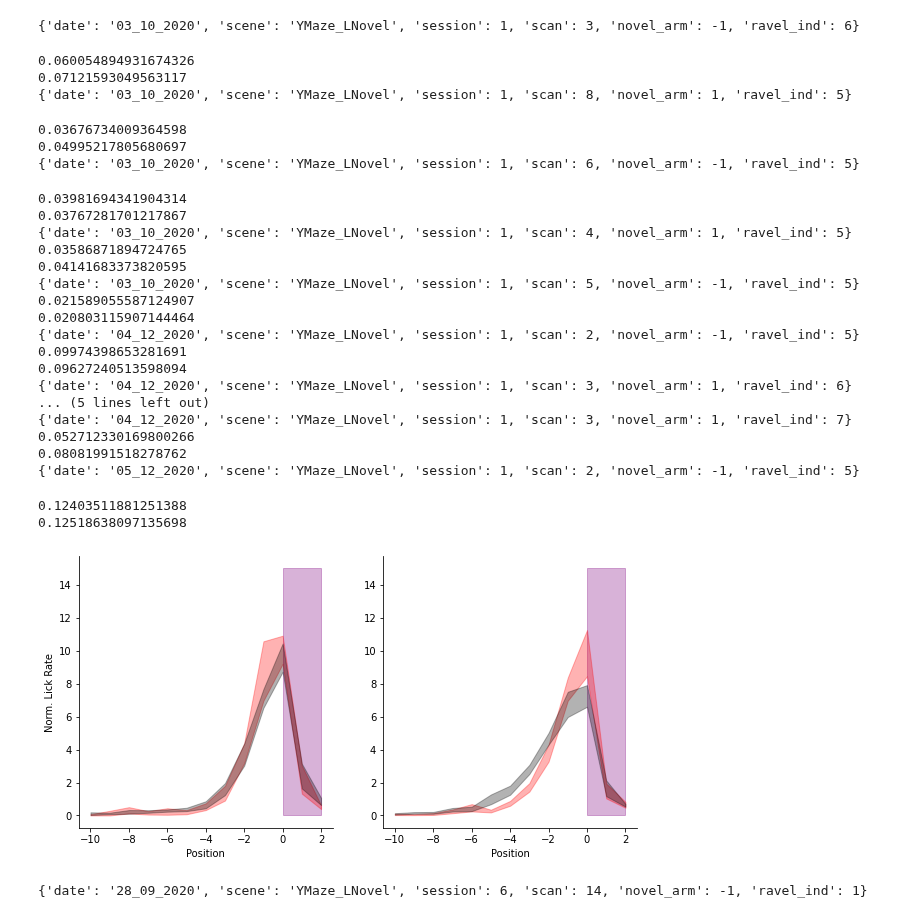
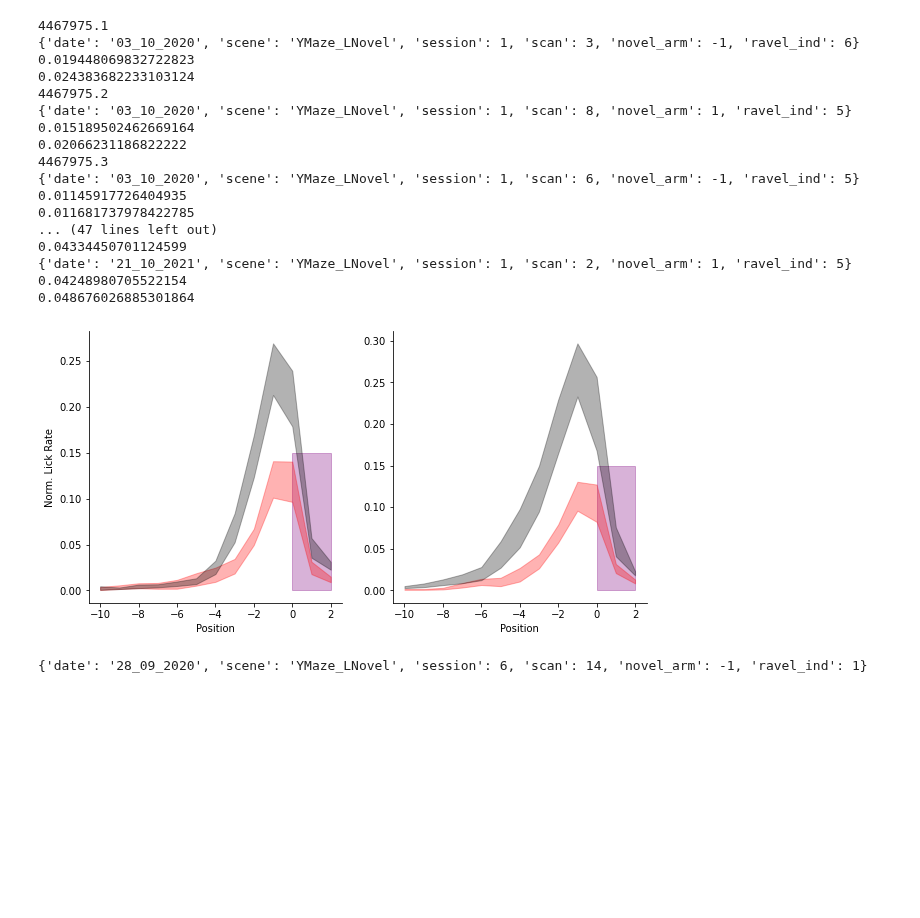
Before and after one commit to GiocomoLab/STX3KO_analyses, a Jupyter notebook: ActiveNotebooks/LickingAnalysis.ipynb, the cells around one changed output. Cells and saved outputs as stored; diff of their text form; code cells hidden in the pictures; blank space fills up the shorter version.

```diff
--- a/ActiveNotebooks/LickingAnalysis.ipynb
+++ b/ActiveNotebooks/LickingAnalysis.ipynb
@@ -175,14 +172,15 @@ fig,ax = plt.subplots(1,2, figsize = [10,5])
 ko_mu = {'fam':[],'nov':[]}
 x = np.arange(-10,3)
 for mouse in ko_mice:
-    sess = u.load_single_day(mouse,day=0)
+    sess = u.load_vr_day(mouse,day=0)
     bin_edges = sess.trial_matrices['bin_edges']
     for ax_ind, lr in enumerate([-1, 1]):
         trial_mask = sess.trial_info['LR']== lr
         lick_mean = np.nanmean(sess.trial_matrices['licks'][trial_mask,:].ravel())
 
         print(lick_mean)
-        mu = np.nanmean(sess.trial_matrices['licks'][trial_mask,:]/lick_mean, axis=0)
+#         mu = np.nanmean(sess.trial_matrices['licks'][trial_mask,:]/lick_mean, axis=0)
+        mu = np.nanmean(sess.trial_matrices['licks'][trial_mask,:], axis=0)
 
         if sess.novel_arm ==-1:
 
@@ -201,14 +199,15 @@ for mouse in ko_mice:
 ctrl_mu = {'fam':[],'nov':[]}
 x = np.arange(-10,3)
 for mouse in ctrl_mice:
-    sess = u.load_single_day(mouse,day=0)
+    sess = u.load_vr_day(mouse,day=0)
     bin_edges = sess.trial_matrices['bin_edges']
     for ax_ind, lr in enumerate([-1, 1]):
         trial_mask = sess.trial_info['LR']== lr
         lick_mean = np.nanmean(sess.trial_matrices['licks'][trial_mask,:].ravel())
 
         print(lick_mean)
-        mu = np.nanmean(sess.trial_matrices['licks'][trial_mask,:]/lick_mean, axis=0)
+#         mu = np.nanmean(sess.trial_matrices['licks'][trial_mask,:]/lick_mean, axis=0)
+        mu = np.nanmean(sess.trial_matrices['licks'][trial_mask,:], axis=0)
 
         if sess.novel_arm ==-1:
 
@@ -239,8 +238,8 @@ for ax_ind, lr in enumerate(['fam', 'nov']):
 
 
 
-ax[0].fill_betweenx([0,15], 0, 2, zorder=0, color='purple',alpha=.3)
-ax[1].fill_betweenx([0,15],0, 2, zorder=0, color='purple',alpha=.3)
+ax[0].fill_betweenx([0,.15], 0, 2, zorder=0, color='purple',alpha=.3)
+ax[1].fill_betweenx([0,.15],0, 2, zorder=0, color='purple',alpha=.3)
 
 ax[0].set_xlabel('Position')
 ax[1].set_xlabel('Position')
@@ -283,14 +275,16 @@ fig,ax = plt.subplots(1,2, figsize = [10,5])
 ko_mu = {'fam':[],'nov':[]}
 x = np.arange(-10,3)
 for mouse in ko_mice:
-    sess = u.load_single_day(mouse,day=5)
+    print(mouse)
+    sess = u.load_vr_day(mouse,day=5)
     bin_edges = sess.trial_matrices['bin_edges']
     for ax_ind, lr in enumerate([-1, 1]):
         trial_mask = sess.trial_info['LR']== lr
         lick_mean = np.nanmean(sess.trial_matrices['licks'][trial_mask,:].ravel())
 
         print(lick_mean)
-        mu = np.nanmean(sess.trial_matrices['licks'][trial_mask,:]/lick_mean, axis=0)
+#         mu = np.nanmean(sess.trial_matrices['licks'][trial_mask,:]/lick_mean, axis=0)
+        mu = np.nanmean(sess.trial_matrices['licks'][trial_mask,:], axis=0)
 
         if sess.novel_arm ==-1:
 
@@ -309,14 +303,15 @@ for mouse in ko_mice:
 ctrl_mu = {'fam':[],'nov':[]}
 x = np.arange(-10,3)
 for mouse in ctrl_mice:
-    sess = u.load_single_day(mouse,day=5)
+    sess = u.load_vr_day(mouse,day=5)
     bin_edges = sess.trial_matrices['bin_edges']
     for ax_ind, lr in enumerate([-1, 1]):
         trial_mask = sess.trial_info['LR']== lr
         lick_mean = np.nanmean(sess.trial_matrices['licks'][trial_mask,:].ravel())
 
         print(lick_mean)
-        mu = np.nanmean(sess.trial_matrices['licks'][trial_mask,:]/lick_mean, axis=0)
+#         mu = np.nanmean(sess.trial_matrices['licks'][trial_mask,:]/lick_mean, axis=0)
+        mu = np.nanmean(sess.trial_matrices['licks'][trial_mask,:], axis=0)
 
         if sess.novel_arm ==-1:
 
@@ -332,60 +327,51 @@ for mouse in ctrl_mice:
         else:
             ctrl_mu['fam'].append(mu[fam_rzone_front-10:fam_rzone_front+3])
 
 
 
 
 for ax_ind, lr in enumerate(['fam', 'nov']):
     arr = np.array(ko_mu[lr])
     mu, sem = np.nanmean(arr,axis=0), sp.stats.sem(arr, axis=0, nan_policy='omit')
     ax[ax_ind].fill_between(x, mu- sem, mu+sem,color='red', alpha = .3)
 
     arr = np.array(ctrl_mu[lr])
     mu, sem = np.nanmean(arr,axis=0), sp.stats.sem(arr, axis=0, nan_policy='omit')
     ax[ax_ind].fill_between(x, mu- sem, mu+sem,color='black', alpha = .3)
 #     ax[ax_ind].plot(x, np.array(ko_mu[lr]).T,color='red', alpha = .3)
 
 
 
-ax[0].fill_betweenx([0,15], 0, 2, zorder=0, color='purple',alpha=.3)
-ax[1].fill_betweenx([0,15],0, 2, zorder=0, color='purple',alpha=.3)
+ax[0].fill_betweenx([0,.15], 0, 2, zorder=0, color='purple',alpha=.3)
+ax[1].fill_betweenx([0,.15],0, 2, zorder=0, color='purple',alpha=.3)
 
 ax[0].set_xlabel('Position')
 ax[1].set_xlabel('Position')
 ax[0].set_ylabel('Norm. Lick Rate')
 ax[0].spines['top'].set_visible(False)
 ax[1].spines['top'].set_visible(False)
 ax[0].spines['right'].set_visible(False)
 ax[1].spines['right'].set_visible(False)
 
 fig.savefig(os.path.join(figdir, 'famnov_norm_lickrate_day6.pdf'))
 # %% [output]
+4467975.1
 {'date': '03_10_2020', 'scene': 'YMaze_LNovel', 'session': 1, 'scan': 3, 'novel_arm': -1, 'ravel_ind': 6}
+0.019448069832722823
+0.024383682233103124
+4467975.2
+{'date': '03_10_2020', 'scene': 'YMaze_LNovel', 'session': 1, 'scan': 8, 'novel_arm': 1, 'ravel_ind': 5}
+0.015189502462669164
+0.02066231186822222
+4467975.3
+{'date': '03_10_2020', 'scene': 'YMaze_LNovel', 'session': 1, 'scan': 6, 'novel_arm': -1, 'ravel_ind': 5}
+0.01145917726404935
+0.011681737978422785
+... (47 lines left out)
+0.04334450701124599
+{'date': '21_10_2021', 'scene': 'YMaze_LNovel', 'session': 1, 'scan': 2, 'novel_arm': 1, 'ravel_ind': 5}
+0.04248980705522154
+0.048676026885301864
-0.060054894931674326
-0.07121593049563117
-{'date': '03_10_2020', 'scene': 'YMaze_LNovel', 'session': 1, 'scan': 8, 'novel_arm': 1, 'ravel_ind': 5}
-0.03676734009364598
-0.04995217805680697
-{'date': '03_10_2020', 'scene': 'YMaze_LNovel', 'session': 1, 'scan': 6, 'novel_arm': -1, 'ravel_ind': 5}
-0.03981694341904314
-0.03767281701217867
-{'date': '03_10_2020', 'scene': 'YMaze_LNovel', 'session': 1, 'scan': 4, 'novel_arm': 1, 'ravel_ind': 5}
-0.03586871894724765
-0.04141683373820595
-{'date': '03_10_2020', 'scene': 'YMaze_LNovel', 'session': 1, 'scan': 5, 'novel_arm': -1, 'ravel_ind': 5}
-0.021589055587124907
-0.020803115907144464
-{'date': '04_12_2020', 'scene': 'YMaze_LNovel', 'session': 1, 'scan': 2, 'novel_arm': -1, 'ravel_ind': 5}
-0.09974398653281691
-0.09627240513598094
-{'date': '04_12_2020', 'scene': 'YMaze_LNovel', 'session': 1, 'scan': 3, 'novel_arm': 1, 'ravel_ind': 6}
-... (5 lines left out)
-{'date': '04_12_2020', 'scene': 'YMaze_LNovel', 'session': 1, 'scan': 3, 'novel_arm': 1, 'ravel_ind': 7}
-0.052712330169800266
-0.08081991518278762
-{'date': '05_12_2020', 'scene': 'YMaze_LNovel', 'session': 1, 'scan': 2, 'novel_arm': -1, 'ravel_ind': 5}
-0.12403511881251388
-0.12518638097135698
-[figure, old version]
+[figure, new version]
 # %%
 # reversal lick rates
```
Also changed, not shown: parts of 22 cells of this notebook, 21 other files.
